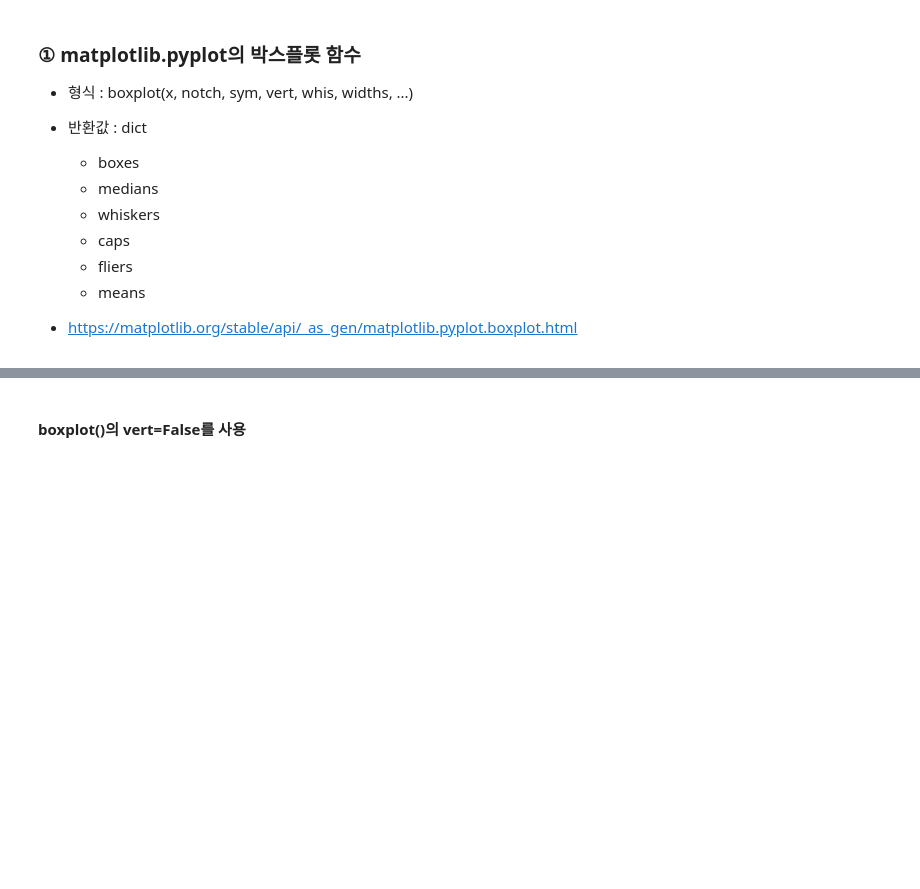
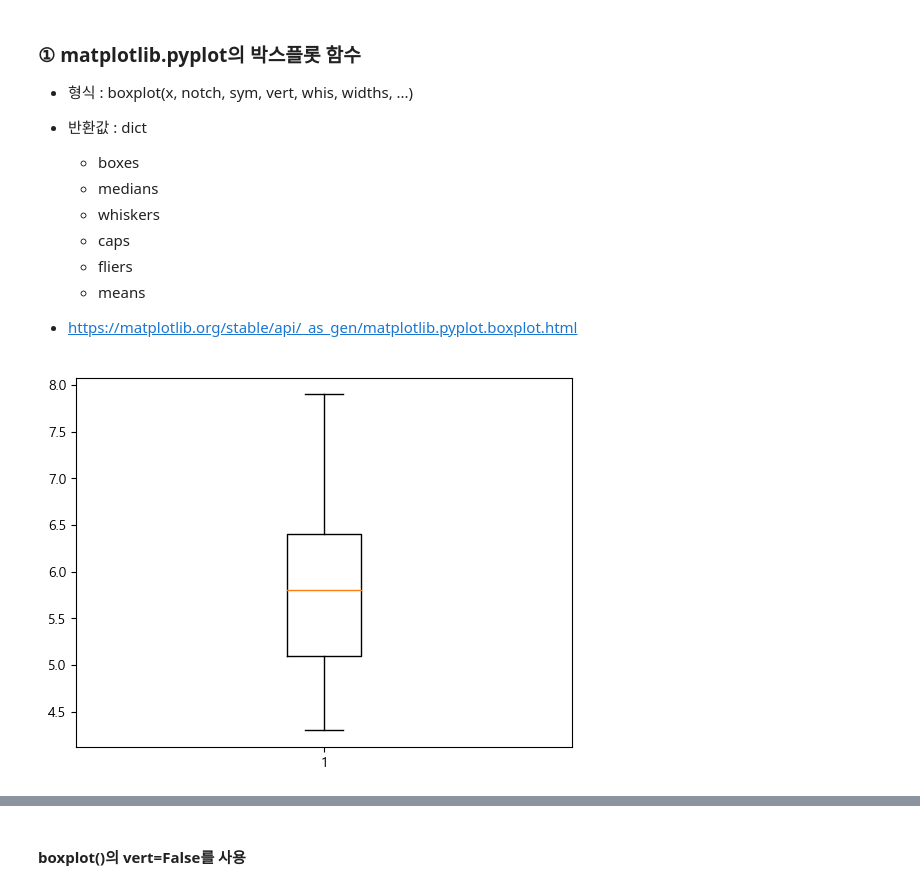
Before and after one commit to Yerial1125/visualization, a Jupyter notebook: 2_Seaborn.ipynb, the cells around one changed output, grey strips where cells are left out. Saved outputs shown, nothing was run; the diff lists cells and outputs as text; code cells hidden in the pictures; blank space fills up the shorter version.

```diff
--- a/2_Seaborn.ipynb
+++ b/2_Seaborn.ipynb
@@ -504,3 +504,8 @@ iris['petal_length'].hist(grid=False)
     - means
 
 - https://matplotlib.org/stable/api/_as_gen/matplotlib.pyplot.boxplot.html
+# %%
+plt.boxplot(iris.sepal_length)
+plt.show()
+# %% [output]
+[figure, added]
```
Also changed, not shown: parts of 69 cells of this notebook.
